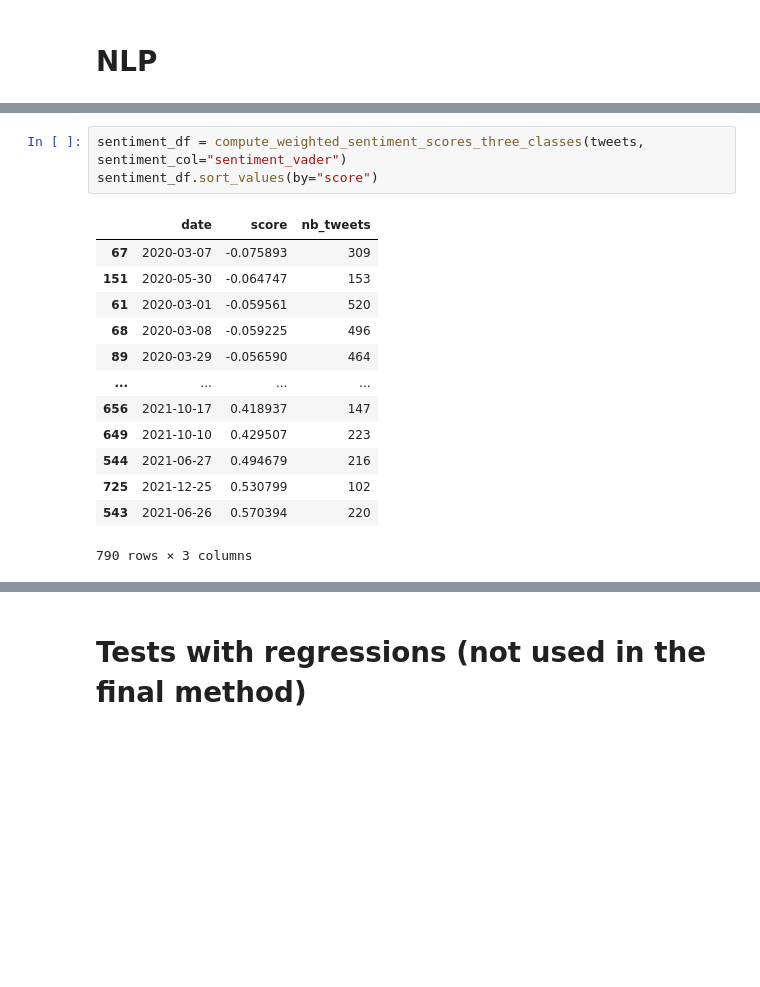
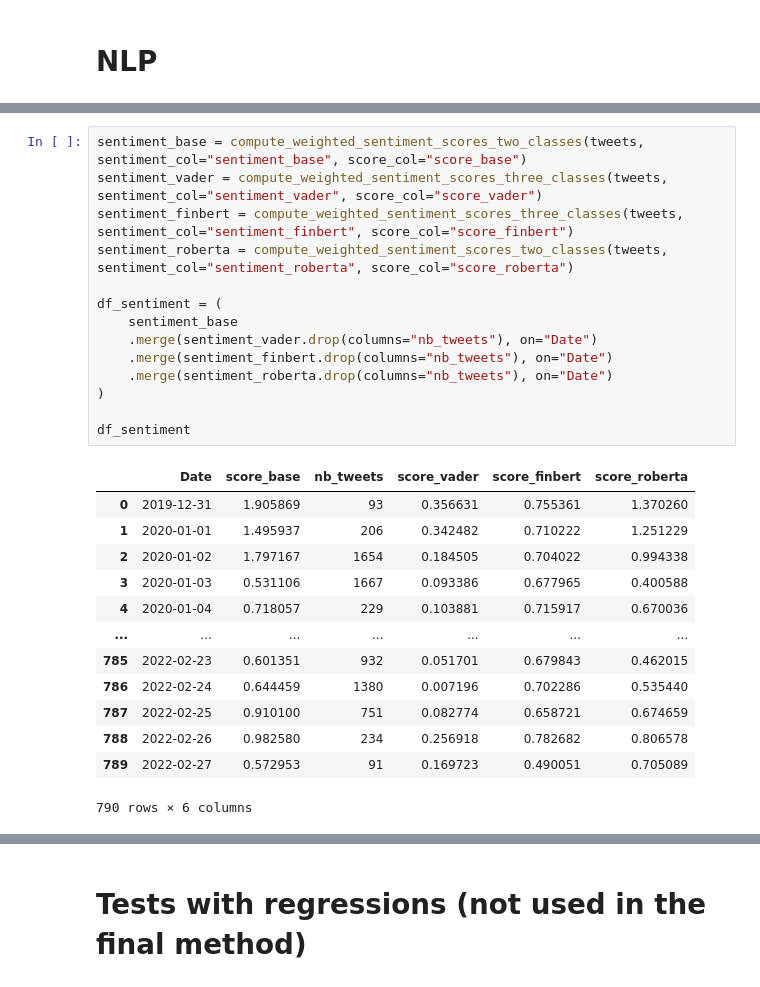
Before and after one commit to gaeldatascience/apple-stock-prediction, a Jupyter notebook: main.ipynb, the cells around one changed output, grey strips where cells are left out. Cells and saved outputs as stored; diff of their text form; blank space fills up the shorter version.

```diff
--- a/main.ipynb
+++ b/main.ipynb
@@ -184,17 +249,28 @@ tweets
 # %%
-sentiment_df = compute_weighted_sentiment_scores_three_classes(tweets, sentiment_col="sentiment_vader")
-sentiment_df.sort_values(by="score")
+sentiment_base = compute_weighted_sentiment_scores_two_classes(tweets, sentiment_col="sentiment_base", score_col="score_base")
+sentiment_vader = compute_weighted_sentiment_scores_three_classes(tweets, sentiment_col="sentiment_vader", score_col="score_vader")
+sentiment_finbert = compute_weighted_sentiment_scores_three_classes(tweets, sentiment_col="sentiment_finbert", score_col="score_finbert")
+sentiment_roberta = compute_weighted_sentiment_scores_two_classes(tweets, sentiment_col="sentiment_roberta", score_col="score_roberta")
+
+df_sentiment = (
+    sentiment_base
+    .merge(sentiment_vader.drop(columns="nb_tweets"), on="Date")
+    .merge(sentiment_finbert.drop(columns="nb_tweets"), on="Date")
+    .merge(sentiment_roberta.drop(columns="nb_tweets"), on="Date")
+)
+
+df_sentiment
 # %% [output]
-|  | date | score | nb_tweets |
-| 67 | 2020-03-07 | -0.075893 | 309 |
-| 151 | 2020-05-30 | -0.064747 | 153 |
-| 61 | 2020-03-01 | -0.059561 | 520 |
-| 68 | 2020-03-08 | -0.059225 | 496 |
-| 89 | 2020-03-29 | -0.056590 | 464 |
-| ... | ... | ... | ... |
-| 656 | 2021-10-17 | 0.418937 | 147 |
-| 649 | 2021-10-10 | 0.429507 | 223 |
-| 544 | 2021-06-27 | 0.494679 | 216 |
-| 725 | 2021-12-25 | 0.530799 | 102 |
-| 543 | 2021-06-26 | 0.570394 | 220 |
+|  | Date | score_base | nb_tweets | score_vader | score_finbert | score_roberta |
+| 0 | 2019-12-31 | 1.905869 | 93 | 0.356631 | 0.755361 | 1.370260 |
+| 1 | 2020-01-01 | 1.495937 | 206 | 0.342482 | 0.710222 | 1.251229 |
+| 2 | 2020-01-02 | 1.797167 | 1654 | 0.184505 | 0.704022 | 0.994338 |
+| 3 | 2020-01-03 | 0.531106 | 1667 | 0.093386 | 0.677965 | 0.400588 |
+| 4 | 2020-01-04 | 0.718057 | 229 | 0.103881 | 0.715917 | 0.670036 |
+| ... | ... | ... | ... | ... | ... | ... |
+| 785 | 2022-02-23 | 0.601351 | 932 | 0.051701 | 0.679843 | 0.462015 |
+| 786 | 2022-02-24 | 0.644459 | 1380 | 0.007196 | 0.702286 | 0.535440 |
+| 787 | 2022-02-25 | 0.910100 | 751 | 0.082774 | 0.658721 | 0.674659 |
+| 788 | 2022-02-26 | 0.982580 | 234 | 0.256918 | 0.782682 | 0.806578 |
+| 789 | 2022-02-27 | 0.572953 | 91 | 0.169723 | 0.490051 | 0.705089 |
-790 rows × 3 columns
+790 rows × 6 columns
```
Also changed, not shown: parts of 49 cells of this notebook, 5 other files.
